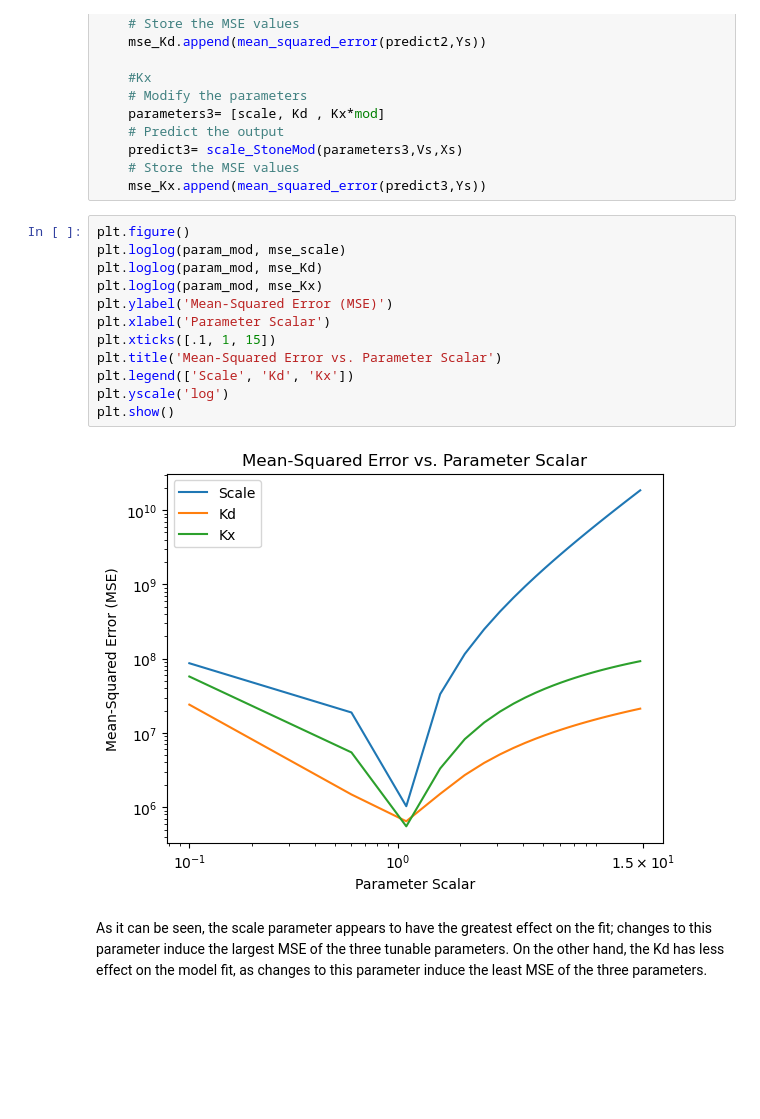
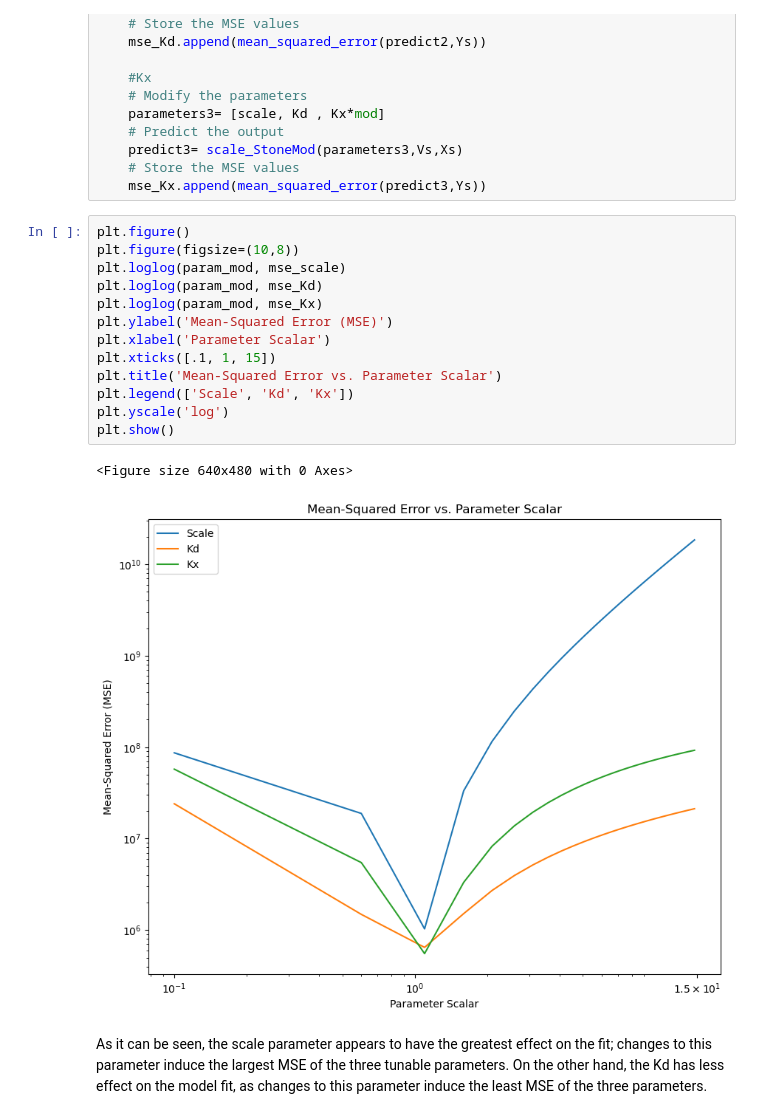
Before and after one commit to NilouGhazavi/lab-3lab-2-implementation-of-Stone-et-al-NilouGhazavi, a Jupyter notebook: Week3-Fitting.ipynb, the cells around one changed output. Cells and saved outputs as stored; diff of their text form; blank space fills up the shorter version.

```diff
--- a/Week3-Fitting.ipynb
+++ b/Week3-Fitting.ipynb
@@ -439,17 +438,19 @@ for mod in param_mod:
     mse_Kx.append(mean_squared_error(predict3,Ys))
 # %%
 plt.figure()
+plt.figure(figsize=(10,8))
 plt.loglog(param_mod, mse_scale)
 plt.loglog(param_mod, mse_Kd)
 plt.loglog(param_mod, mse_Kx)
 plt.ylabel('Mean-Squared Error (MSE)')
 plt.xlabel('Parameter Scalar')
 plt.xticks([.1, 1, 15])
 plt.title('Mean-Squared Error vs. Parameter Scalar')
 plt.legend(['Scale', 'Kd', 'Kx'])
 plt.yscale('log')
 plt.show()
 # %% [output]
+<Figure size 640x480 with 0 Axes>
-[figure, old version]
+[figure, new version]
 # %% [markdown]
 As it can be seen, the scale parameter appears to have the greatest effect on the fit; changes to this parameter induce the largest MSE of the three tunable parameters. On the other hand, the Kd has less effect on the model fit, as changes to this parameter induce the least MSE of the three parameters.
```
Also changed, not shown: parts of 2 cells of this notebook.
